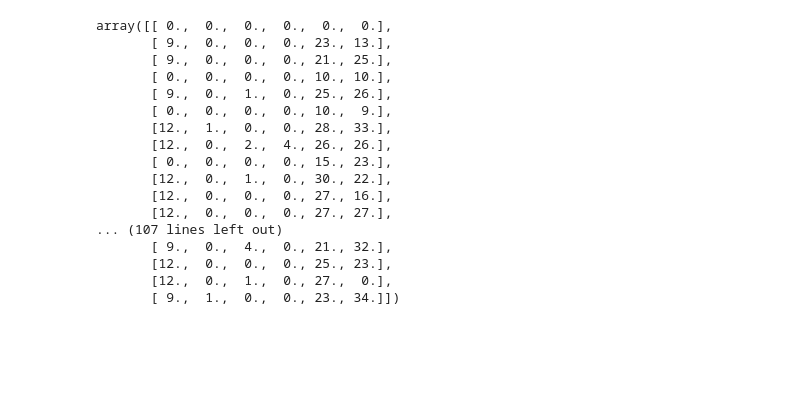
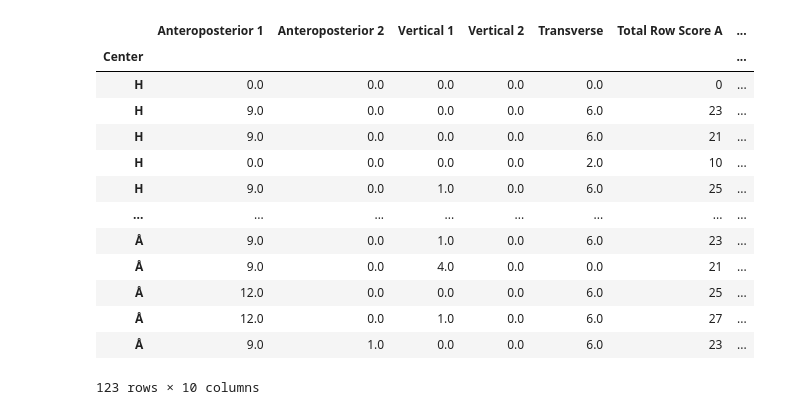
Before and after one commit to Christofferfuglkjaer/Dataproject, a Jupyter notebook: data.ipynb, the cells around one changed output. Saved outputs shown, nothing was run; the diff lists cells and outputs as text; code cells hidden in the pictures; blank space fills up the shorter version.

```diff
--- a/data.ipynb
+++ b/data.ipynb
@@ -51,27 +65,25 @@ df
+# %%
+df1 = df[["Anteroposterior 1",'Anteroposterior 2','Vertical 1','Vertical 2','Transverse','Total Row Score A','Goslon Score A','Total Row Score C','Goslon Score C','Output']]
+df1
+# %% [output]
+|  | Anteroposterior 1 | Anteroposterior 2 | Vertical 1 | Vertical 2 | Transverse | Total Row Score A | ... |
+| Center |  |  |  |  |  |  | ... |
+| H | 0.0 | 0.0 | 0.0 | 0.0 | 0.0 | 0 | ... |
+| H | 9.0 | 0.0 | 0.0 | 0.0 | 6.0 | 23 | ... |
+| H | 9.0 | 0.0 | 0.0 | 0.0 | 6.0 | 21 | ... |
+| H | 0.0 | 0.0 | 0.0 | 0.0 | 2.0 | 10 | ... |
+| H | 9.0 | 0.0 | 1.0 | 0.0 | 6.0 | 25 | ... |
+| ... | ... | ... | ... | ... | ... | ... | ... |
+| Å | 9.0 | 0.0 | 1.0 | 0.0 | 6.0 | 23 | ... |
+| Å | 9.0 | 0.0 | 4.0 | 0.0 | 0.0 | 21 | ... |
+| Å | 12.0 | 0.0 | 0.0 | 0.0 | 6.0 | 25 | ... |
+| Å | 12.0 | 0.0 | 1.0 | 0.0 | 6.0 | 27 | ... |
+| Å | 9.0 | 1.0 | 0.0 | 0.0 | 6.0 | 23 | ... |
+123 rows × 10 columns
 # %%
 x = np.array([df["Anteroposterior 1"], df["Anteroposterior 2"],df["Vertical 1"],df["Vertical 2"],df["Total Row Score A"],df["Total Row Score B"]]).T
 
 y = np.array(df["Total Row Score C"]).T
-
-x
-# %% [output]
-array([[ 0.,  0.,  0.,  0.,  0.,  0.],
-       [ 9.,  0.,  0.,  0., 23., 13.],
-       [ 9.,  0.,  0.,  0., 21., 25.],
-       [ 0.,  0.,  0.,  0., 10., 10.],
-       [ 9.,  0.,  1.,  0., 25., 26.],
-       [ 0.,  0.,  0.,  0., 10.,  9.],
-       [12.,  1.,  0.,  0., 28., 33.],
-       [12.,  0.,  2.,  4., 26., 26.],
-       [ 0.,  0.,  0.,  0., 15., 23.],
-       [12.,  0.,  1.,  0., 30., 22.],
-       [12.,  0.,  0.,  0., 27., 16.],
-       [12.,  0.,  0.,  0., 27., 27.],
-... (107 lines left out)
-       [ 9.,  0.,  4.,  0., 21., 32.],
-       [12.,  0.,  0.,  0., 25., 23.],
-       [12.,  0.,  1.,  0., 27.,  0.],
-       [ 9.,  1.,  0.,  0., 23., 34.]])
 # %%
 from numpy import loadtxt
 from tensorflow.keras.models import Sequential
```
Also changed, not shown: parts of 23 cells of this notebook.
